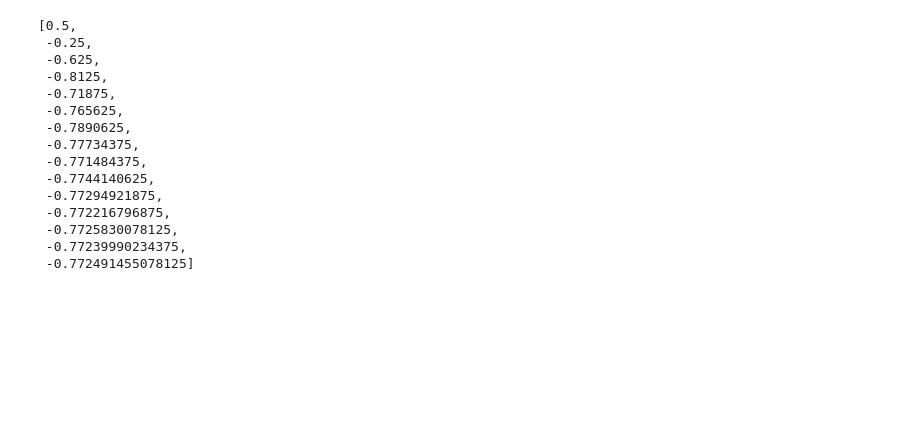
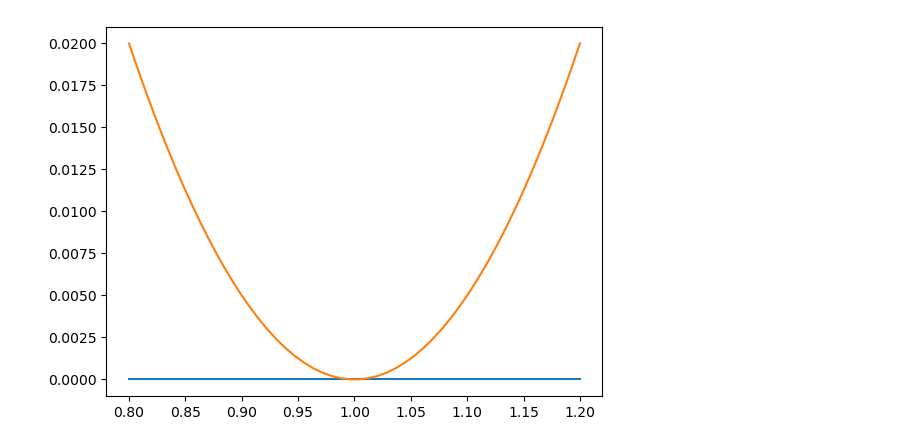
Before and after one commit to EYH0602/csnum, a Jupyter notebook: CodeReport1.ipynb, the cells around one changed output. Cells and saved outputs as stored; diff of their text form; code cells hidden in the pictures; blank space fills up the shorter version.

```diff
--- a/CodeReport1.ipynb
+++ b/CodeReport1.ipynb
@@ -7,10 +0,0 @@ from typing import Tuple, Callable, Dict, List, TypeVar
-# %%
-Cts = Callable[float, float]  # not true, but works for know
-
-
-def f1(x):
-    return np.sin(np.power(x - 1, 2)) / 2
-
-
-def f2(x):
-    return np.power(5, -x) - 2
@@ -40,21 +1,23 @@ def Bisection(f: Cts, x: Tuple[float, float], eps=1e-4, max_iter=15):
-# %%
-x = np.linspace(-1, 2)
+# %%
+import pandas as pd
+import jax.numpy as np
+import matplotlib.pyplot as plt
+from numerical_methods.root_finding_1_var import Bisection, Fixed_Point, Newton, Secant
+
+def f1(x):
+    return np.sin(np.power((x - 1), 2)) / 2
+
+
+def f2(x):
+    return np.power(5, -1*x) - 2
+
+
+def plot_fn(f, r=(0, 1)):
+    x = np.linspace(*r)
+    y = f(x)
+    plt.plot(x, np.zeros(np.shape(x)))
+    plt.plot(x, y)
 # %%
-res = Bisection(f1, (-1, 2))
-res
+plot_fn(f1, r=(0.8, 1.2))
 # %% [output]
-[0.5,
- -0.25,
- -0.625,
- -0.8125,
- -0.71875,
- -0.765625,
- -0.7890625,
- -0.77734375,
- -0.771484375,
- -0.7744140625,
- -0.77294921875,
- -0.772216796875,
- -0.7725830078125,
- -0.77239990234375,
- -0.772491455078125]
+[figure, added]
```
Also changed, not shown: parts of 7 cells of this notebook, 5 other files.
